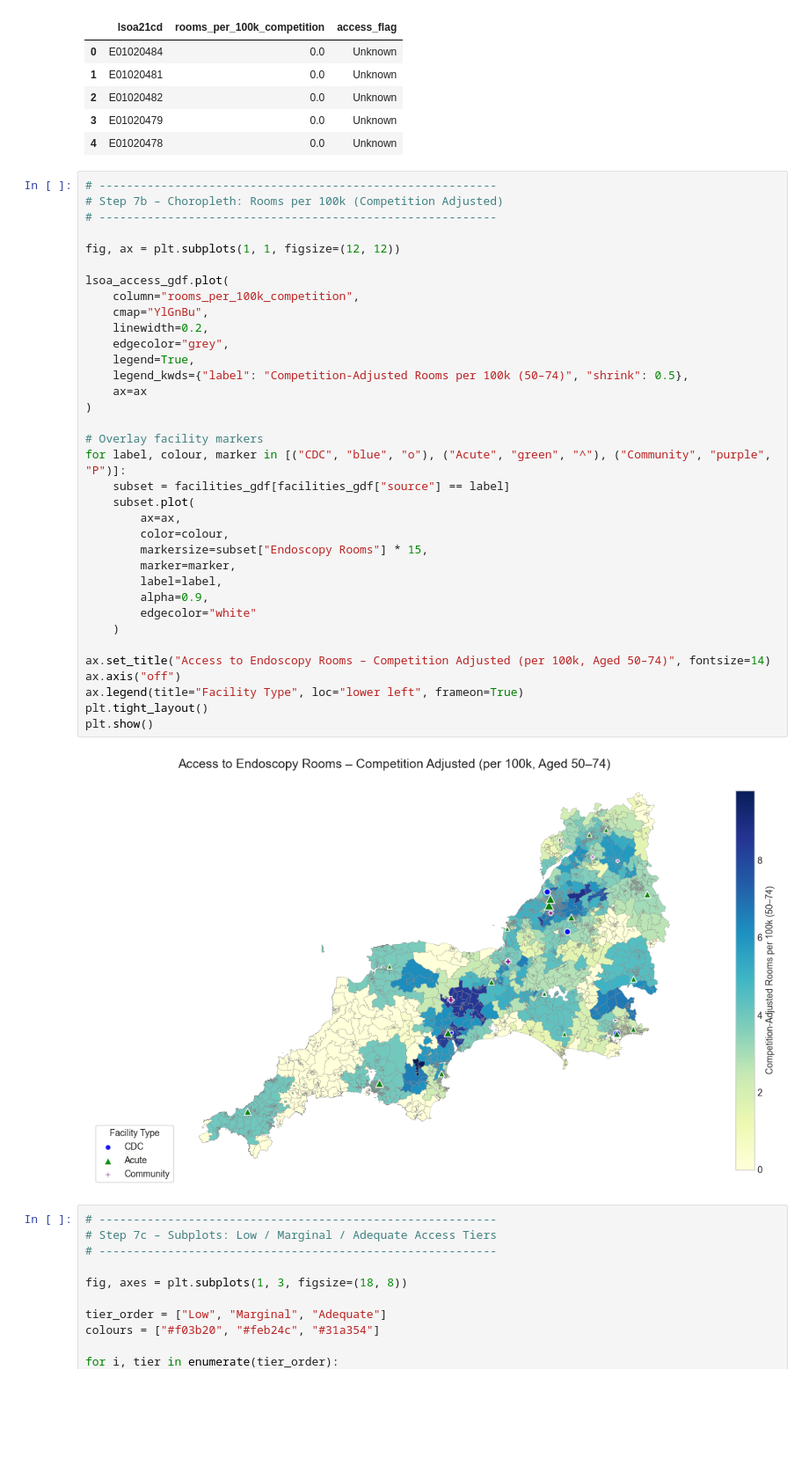
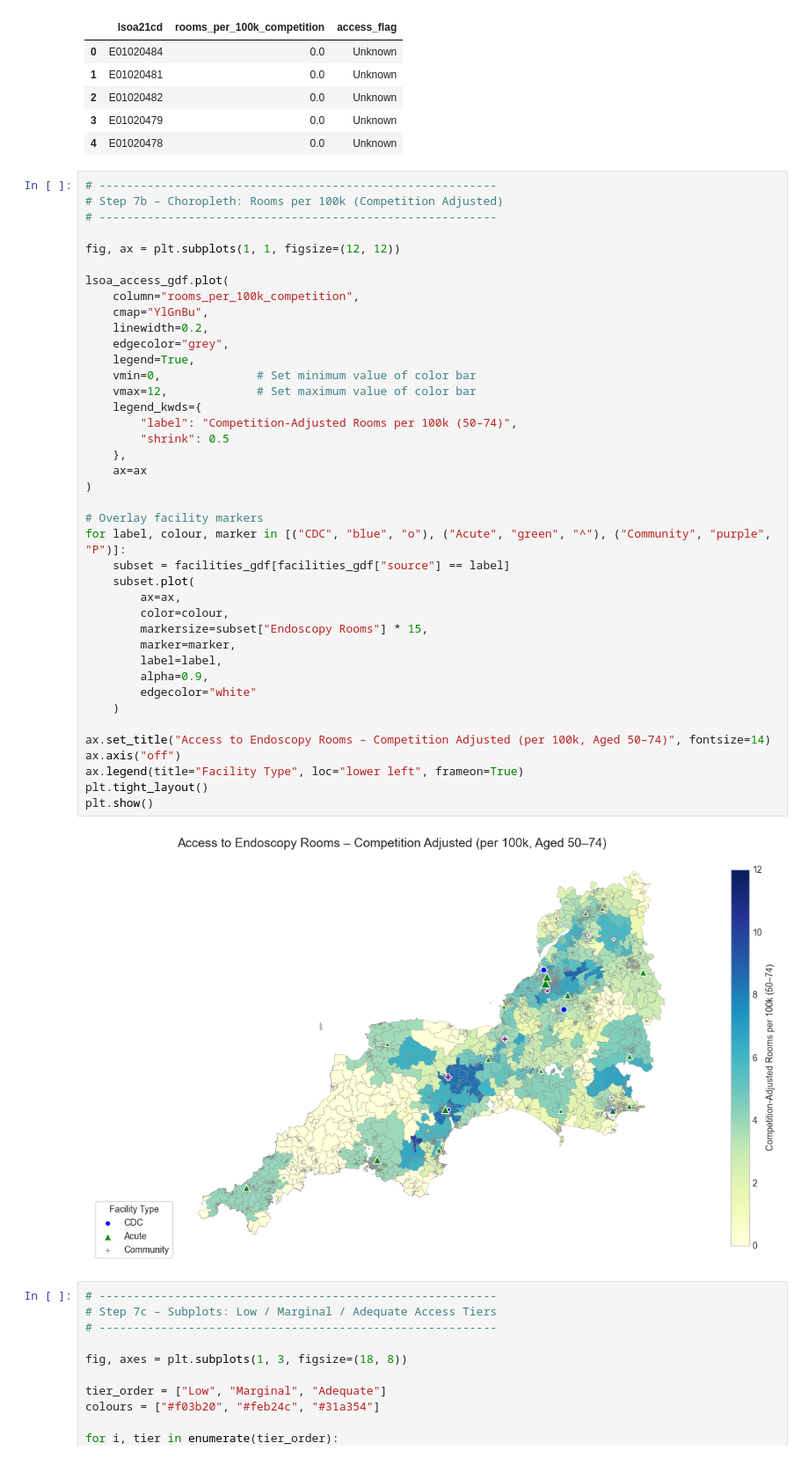
Before and after one commit to RossTylr/diagnostic-modality-demand, a Jupyter notebook: notebooks/08c_LSOA_Endoscopy_Access_Classification.ipynb, the cells around one changed output. Shown at 88% size. Saved outputs shown, nothing was run; the diff lists cells and outputs as text; blank space fills up the shorter version.

```diff
--- a/notebooks/08c_LSOA_Endoscopy_Access_Classification.ipynb
+++ b/notebooks/08c_LSOA_Endoscopy_Access_Classification.ipynb
@@ -436,35 +436,40 @@ GeoDataFrame merged: 3451 LSOAs
 fig, ax = plt.subplots(1, 1, figsize=(12, 12))
 
 lsoa_access_gdf.plot(
     column="rooms_per_100k_competition",
     cmap="YlGnBu",
     linewidth=0.2,
     edgecolor="grey",
     legend=True,
-    legend_kwds={"label": "Competition-Adjusted Rooms per 100k (50–74)", "shrink": 0.5},
+    vmin=0,              # Set minimum value of color bar
+    vmax=12,             # Set maximum value of color bar
+    legend_kwds={
+        "label": "Competition-Adjusted Rooms per 100k (50–74)",
+        "shrink": 0.5
+    },
     ax=ax
 )
 
 # Overlay facility markers
 for label, colour, marker in [("CDC", "blue", "o"), ("Acute", "green", "^"), ("Community", "purple", "P")]:
     subset = facilities_gdf[facilities_gdf["source"] == label]
     subset.plot(
         ax=ax,
         color=colour,
         markersize=subset["Endoscopy Rooms"] * 15,
         marker=marker,
         label=label,
         alpha=0.9,
         edgecolor="white"
     )
 
 ax.set_title("Access to Endoscopy Rooms – Competition Adjusted (per 100k, Aged 50–74)", fontsize=14)
 ax.axis("off")
 ax.legend(title="Facility Type", loc="lower left", frameon=True)
 plt.tight_layout()
 plt.show()
 # %% [output]
-[figure, old version]
+[figure, new version]
 # %%
 # ----------------------------------------------------------
 # Step 7c – Subplots: Low / Marginal / Adequate Access Tiers
```
Also changed, not shown: 2 other files.
